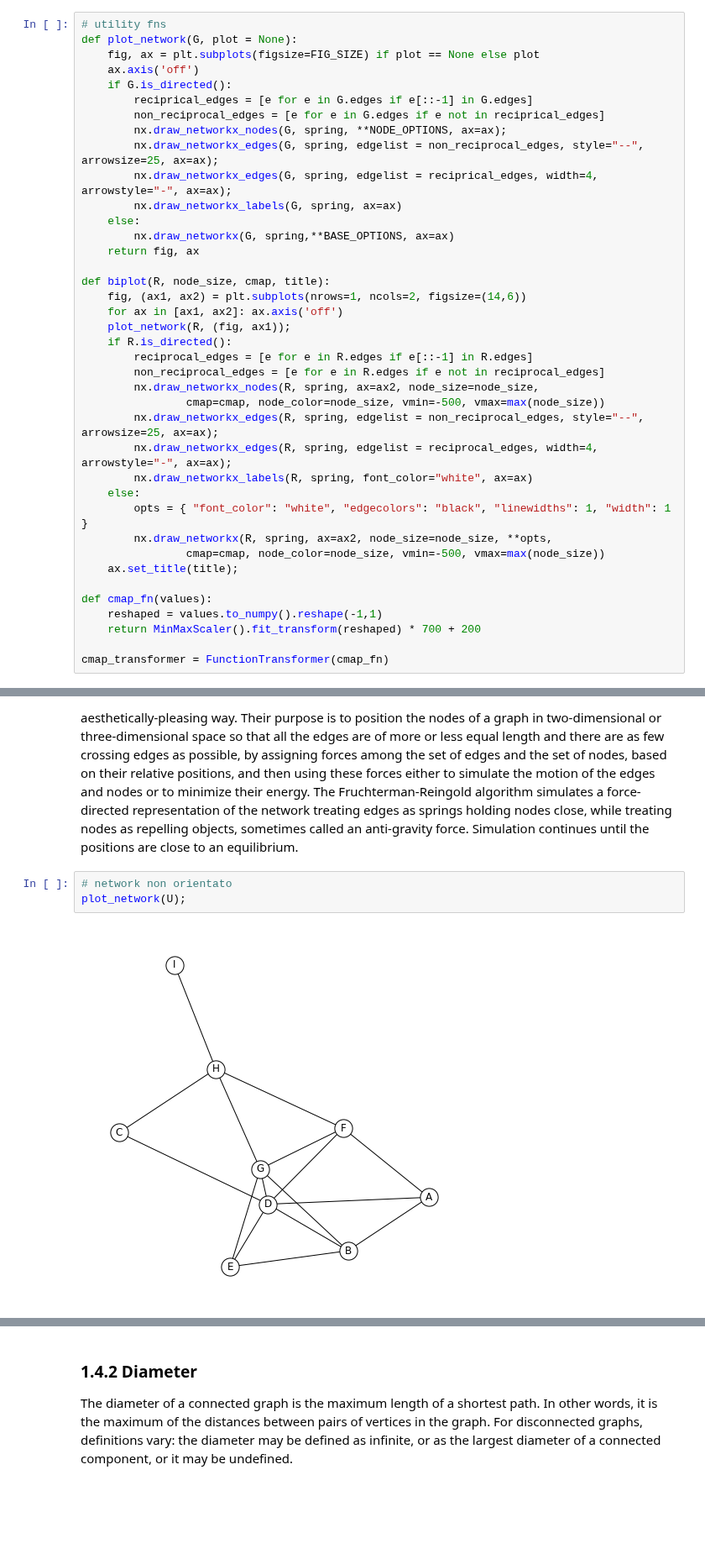
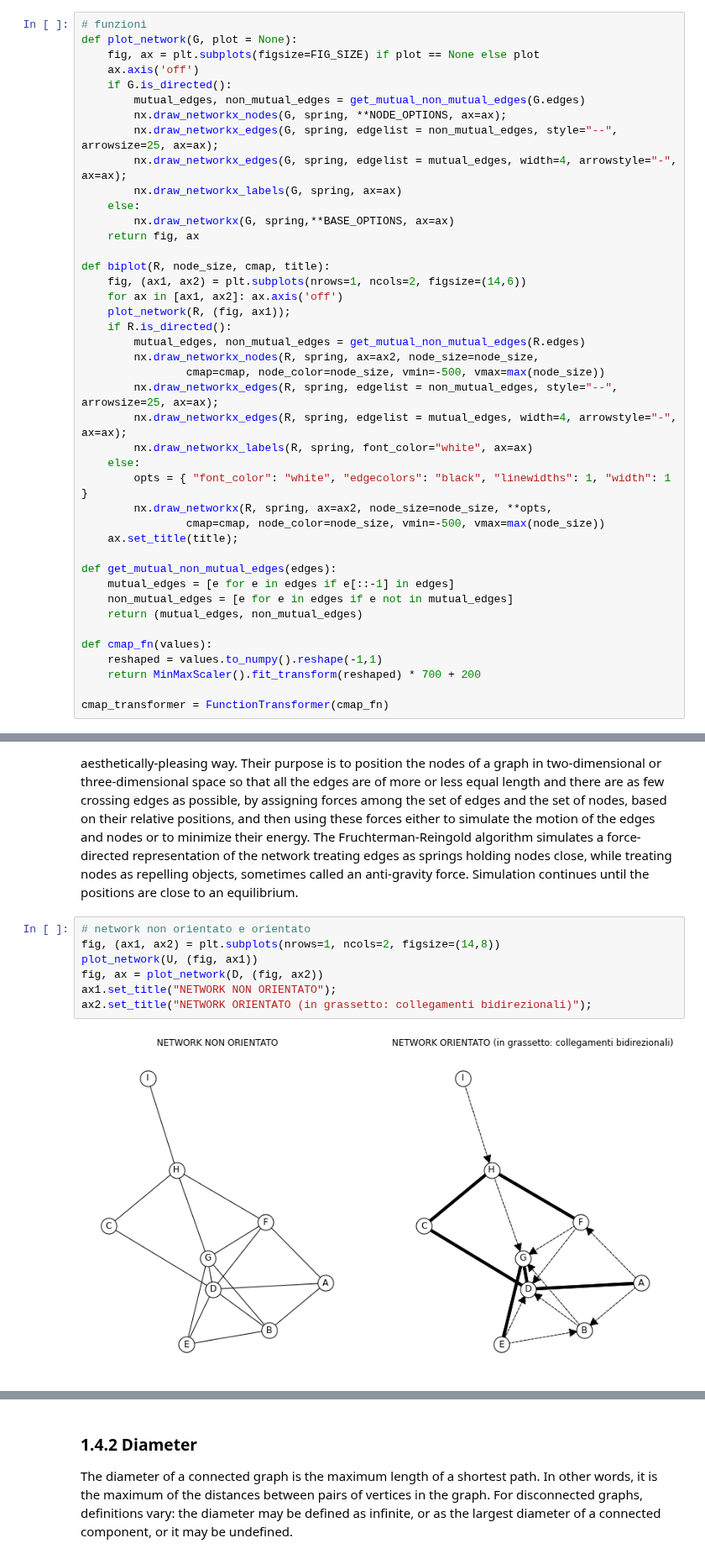
Before and after one commit to alkaest2002/ABGrid, a Jupyter notebook: materials/course 101/esercitazione.ipynb, the cells around one changed output, grey strips where cells are left out. Shown at 84% size. Saved outputs shown, nothing was run; the diff lists cells and outputs as text; blank space fills up the shorter version.

```diff
--- a/materials/course 101/esercitazione.ipynb
+++ b/materials/course 101/esercitazione.ipynb
@@ -46,16 +48,15 @@ U = nx.read_edgelist("U.edgelist")
 D = nx.read_edgelist("D.edgelist", create_using=nx.DiGraph)
 spring = nx.spring_layout(U, seed=SEED, pos=FIXED)
 # %%
-# utility fns
+# funzioni
 def plot_network(G, plot = None):
     fig, ax = plt.subplots(figsize=FIG_SIZE) if plot == None else plot
     ax.axis('off')
     if G.is_directed():
-        reciprical_edges = [e for e in G.edges if e[::-1] in G.edges]
-        non_reciprocal_edges = [e for e in G.edges if e not in reciprical_edges]
+        mutual_edges, non_mutual_edges = get_mutual_non_mutual_edges(G.edges)
         nx.draw_networkx_nodes(G, spring, **NODE_OPTIONS, ax=ax);
-        nx.draw_networkx_edges(G, spring, edgelist = non_reciprocal_edges, style="--", arrowsize=25, ax=ax);
-        nx.draw_networkx_edges(G, spring, edgelist = reciprical_edges, width=4, arrowstyle="-", ax=ax);
+        nx.draw_networkx_edges(G, spring, edgelist = non_mutual_edges, style="--", arrowsize=25, ax=ax);
+        nx.draw_networkx_edges(G, spring, edgelist = mutual_edges, width=4, arrowstyle="-", ax=ax);
         nx.draw_networkx_labels(G, spring, ax=ax)
     else:
         nx.draw_networkx(G, spring,**BASE_OPTIONS, ax=ax)
@@ -66,12 +67,11 @@ def biplot(R, node_size, cmap, title):
     for ax in [ax1, ax2]: ax.axis('off')
     plot_network(R, (fig, ax1));
     if R.is_directed():
-        reciprocal_edges = [e for e in R.edges if e[::-1] in R.edges]
-        non_reciprocal_edges = [e for e in R.edges if e not in reciprocal_edges]
+        mutual_edges, non_mutual_edges = get_mutual_non_mutual_edges(R.edges)
         nx.draw_networkx_nodes(R, spring, ax=ax2, node_size=node_size,
                 cmap=cmap, node_color=node_size, vmin=-500, vmax=max(node_size))
-        nx.draw_networkx_edges(R, spring, edgelist = non_reciprocal_edges, style="--", arrowsize=25, ax=ax);
-        nx.draw_networkx_edges(R, spring, edgelist = reciprocal_edges, width=4, arrowstyle="-", ax=ax);
+        nx.draw_networkx_edges(R, spring, edgelist = non_mutual_edges, style="--", arrowsize=25, ax=ax);
+        nx.draw_networkx_edges(R, spring, edgelist = mutual_edges, width=4, arrowstyle="-", ax=ax);
         nx.draw_networkx_labels(R, spring, font_color="white", ax=ax)
     else:
         opts = { "font_color": "white", "edgecolors": "black", "linewidths": 1, "width": 1 }
@@ -79,6 +79,11 @@ def biplot(R, node_size, cmap, title):
                 cmap=cmap, node_color=node_size, vmin=-500, vmax=max(node_size))
     ax.set_title(title);
 
+def get_mutual_non_mutual_edges(edges):
+    mutual_edges = [e for e in edges if e[::-1] in edges]
+    non_mutual_edges = [e for e in edges if e not in mutual_edges]
+    return (mutual_edges, non_mutual_edges)
+
 def cmap_fn(values):
     reshaped = values.to_numpy().reshape(-1,1)
     return MinMaxScaler().fit_transform(reshaped) * 700 + 200
@@ -140,7 +143,11 @@ ax3.set_title("Percorso tra A e C");
 Force-directed graph drawing algorithms are a class of algorithms for drawing graphs in an aesthetically-pleasing way. Their purpose is to position the nodes of a graph in two-dimensional or three-dimensional space so that all the edges are of more or less equal length and there are as few crossing edges as possible, by assigning forces among the set of edges and the set of nodes, based on their relative positions, and then using these forces either to simulate the motion of the edges and nodes or to minimize their energy.
 The Fruchterman-Reingold algorithm simulates a force-directed representation of the network treating edges as springs holding nodes close, while treating nodes as repelling objects, sometimes called an anti-gravity force. Simulation continues until the positions are close to an equilibrium.
 # %%
-# network non orientato
-plot_network(U);
+# network non orientato e orientato
+fig, (ax1, ax2) = plt.subplots(nrows=1, ncols=2, figsize=(14,8))
+plot_network(U, (fig, ax1))
+fig, ax = plot_network(D, (fig, ax2))
+ax1.set_title("NETWORK NON ORIENTATO");
+ax2.set_title("NETWORK ORIENTATO (in grassetto: collegamenti bidirezionali)");
 # %% [output]
-[figure, old version]
+[figure, new version]
```
Also changed, not shown: parts of 19 cells of this notebook, 10 other files.
